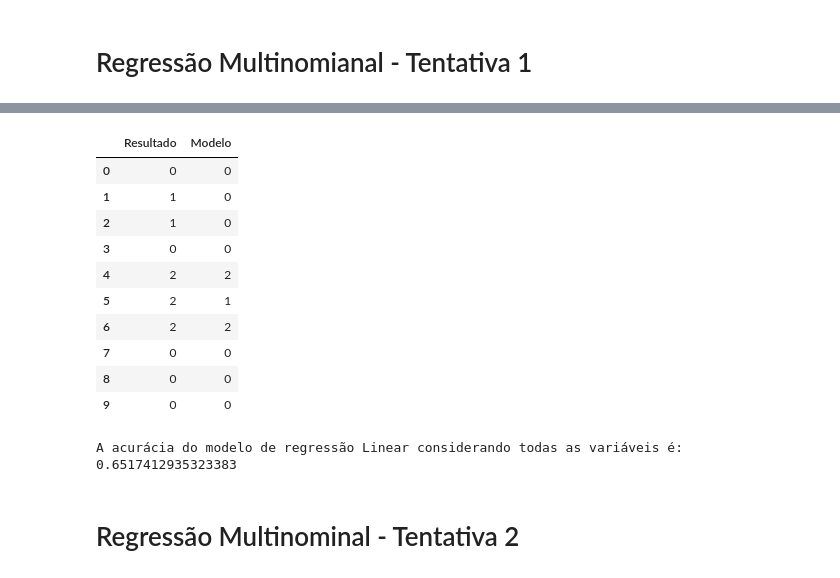
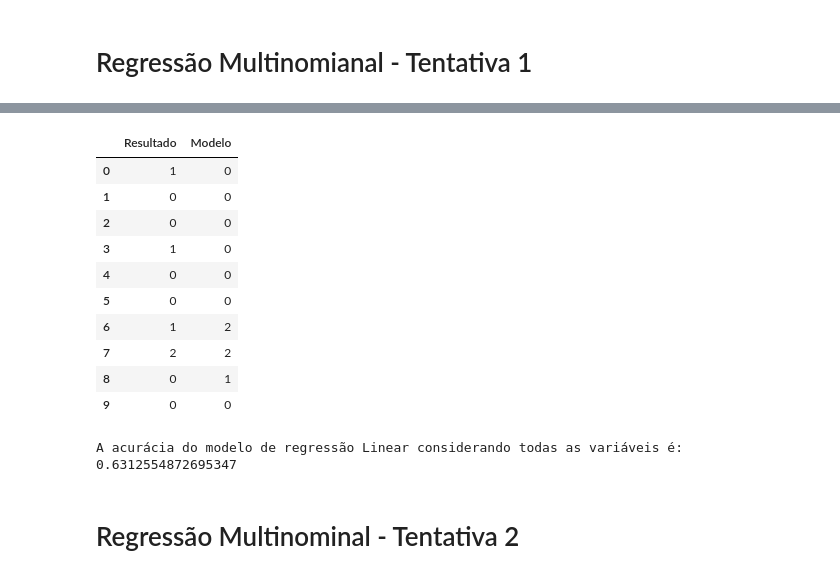
Before and after one commit to leonardodma/Projeto2_Cdados, a Jupyter notebook: classificacao_premiere_league.ipynb, the cells around one changed output, grey strips where cells are left out. Drawn from its saved outputs; the diff is of its cells as text; code cells hidden in the pictures.

Commit message:
predicao 3 regressão multinominal

```diff
--- a/classificacao_premiere_league.ipynb
+++ b/classificacao_premiere_league.ipynb
@@ -225,34 +225,34 @@ x32      -0.0400    0.0151   -2.6532  0.0080  -0.0695  -0.0104
 ================================================================
 # %%
 # Predição 1 - Regressão Multinominal (todas as variáveis)
-r1_rm = result.predict(exog=X_train1)
+r1_rm = result.predict(exog=X_test1)
 
 lista_maiores = [max(i) for i in r1_rm]
 
 lista_index = []
 for i in range(len(r1_rm)):
     for p in range(3):
         if r1_rm[i][p] == lista_maiores[i]:
             lista_index.append(p)
 
 flat_list_of_results = []
-for sublist in np.ndarray.tolist(y_train1):
+for sublist in np.ndarray.tolist(y_test1):
     for item in sublist:
         flat_list_of_results.append(item)
 
 comparativo1_rm = pd.DataFrame({'Resultado':flat_list_of_results, 'Modelo':lista_index})
 comparativo1_rm.head(10)
 # %% [output]
 |  | Resultado | Modelo |
-| 0 | 0 | 0 |
-| 1 | 1 | 0 |
-| 2 | 1 | 0 |
-| 3 | 0 | 0 |
-| 4 | 2 | 2 |
-| 5 | 2 | 1 |
-| 6 | 2 | 2 |
-| 7 | 0 | 0 |
-| 8 | 0 | 0 |
+| 0 | 1 | 0 |
+| 1 | 0 | 0 |
+| 2 | 0 | 0 |
+| 3 | 1 | 0 |
+| 4 | 0 | 0 |
+| 5 | 0 | 0 |
+| 6 | 1 | 2 |
+| 7 | 2 | 2 |
+| 8 | 0 | 1 |
 | 9 | 0 | 0 |
 # %%
 acertos = 0
@@ -265,7 +265,7 @@ print(
     'A acurácia do modelo de regressão Linear considerando todas as variáveis é: {}'
     .format(accuracy))
 # %% [output]
-A acurácia do modelo de regressão Linear considerando todas as variáveis é: 0.6517412935323383
+A acurácia do modelo de regressão Linear considerando todas as variáveis é: 0.6312554872695347
 # %% [markdown]
 # Regressão Multinominal - Tentativa 2
 # %% [markdown]
```
Also changed, not shown: parts of 11 cells of this notebook.
